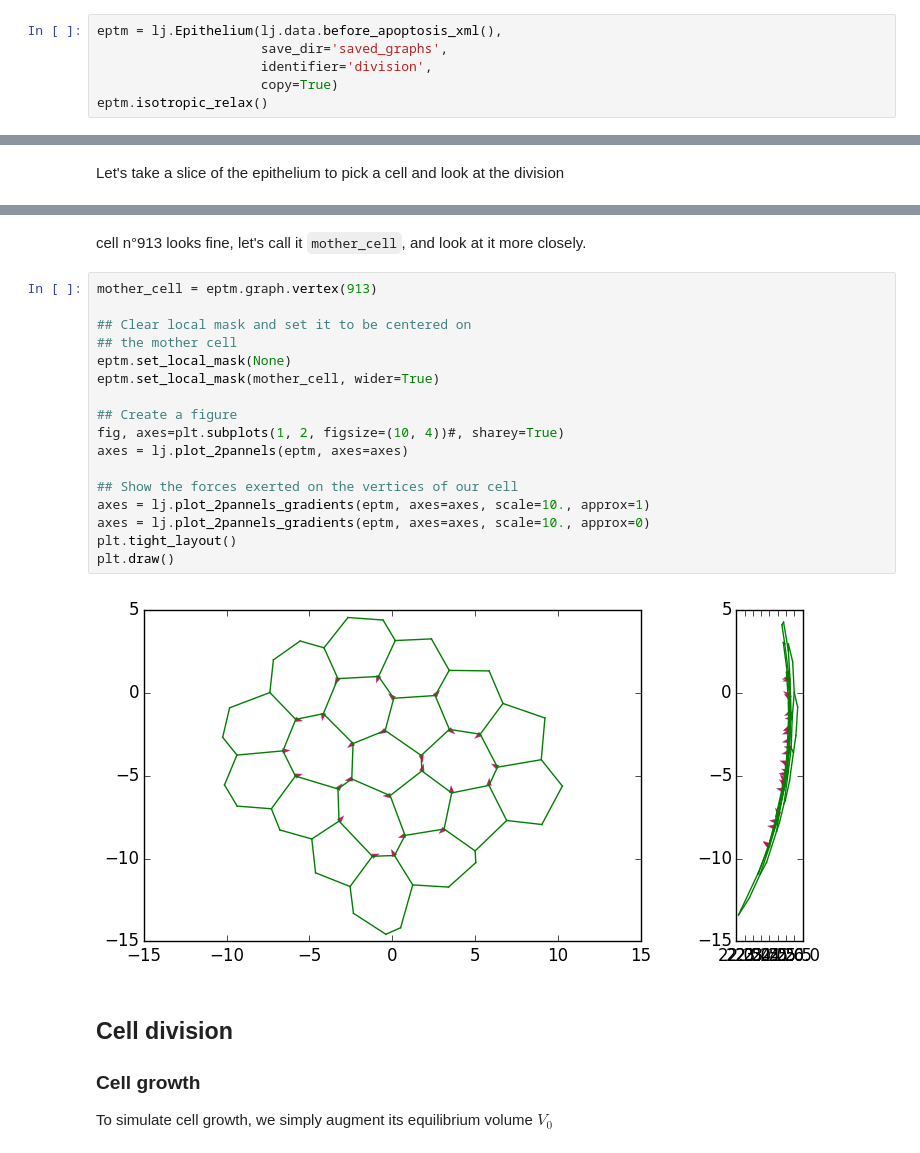
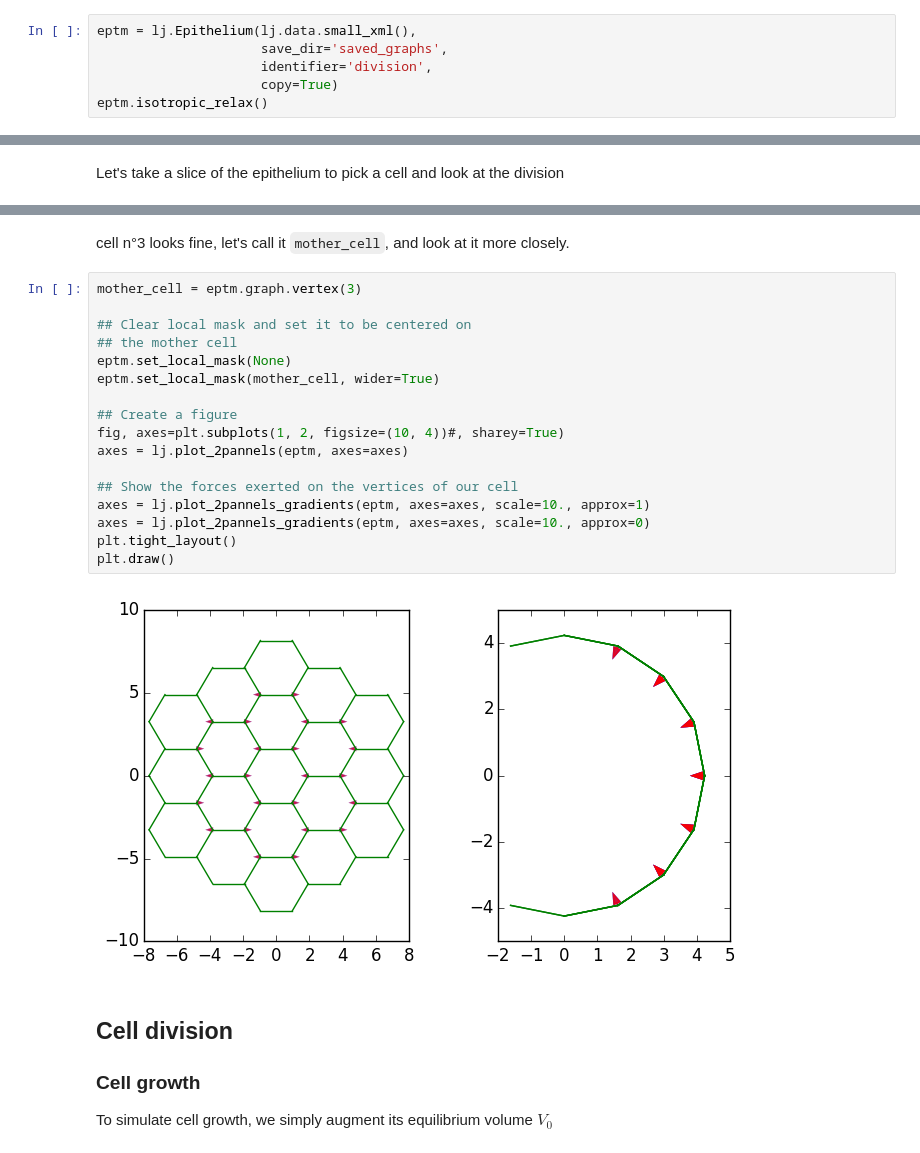
Before and after one commit to glyg/leg-joint, a Jupyter notebook: notebooks/3 - Cell division and type 1 transition.ipynb, the cells around one changed output, grey strips where cells are left out. Saved outputs shown, nothing was run; the diff lists cells and outputs as text.

```diff
--- a/notebooks/3 - Cell division and type 1 transition.ipynb
+++ b/notebooks/3 - Cell division and type 1 transition.ipynb
@@ -14,5 +14,5 @@
 # %%
-eptm = lj.Epithelium(lj.data.before_apoptosis_xml(),
+eptm = lj.Epithelium(lj.data.small_xml(),
                      save_dir='saved_graphs',
                      identifier='division',
                      copy=True)
@@ -41,24 +41,24 @@ eptm.set_local_mask(None)
 # %% [markdown]
-cell n°913 looks fine, let's call it `mother_cell`, and look at it more closely.
+cell n°3 looks fine, let's call it `mother_cell`, and look at it more closely.
 # %%
-mother_cell = eptm.graph.vertex(913)
+mother_cell = eptm.graph.vertex(3)
 
 ## Clear local mask and set it to be centered on
 ## the mother cell
 eptm.set_local_mask(None)
 eptm.set_local_mask(mother_cell, wider=True)
 
 ## Create a figure
 fig, axes=plt.subplots(1, 2, figsize=(10, 4))#, sharey=True)
 axes = lj.plot_2pannels(eptm, axes=axes)
 
 ## Show the forces exerted on the vertices of our cell
 axes = lj.plot_2pannels_gradients(eptm, axes=axes, scale=10., approx=1)
 axes = lj.plot_2pannels_gradients(eptm, axes=axes, scale=10., approx=0)
 plt.tight_layout()
 plt.draw()
 # %% [output]
-[figure, old version]
+[figure, new version]
 # %% [markdown]
 ## Cell division
 
```
Also changed, not shown: parts of 8 cells of this notebook, 8 other files.
